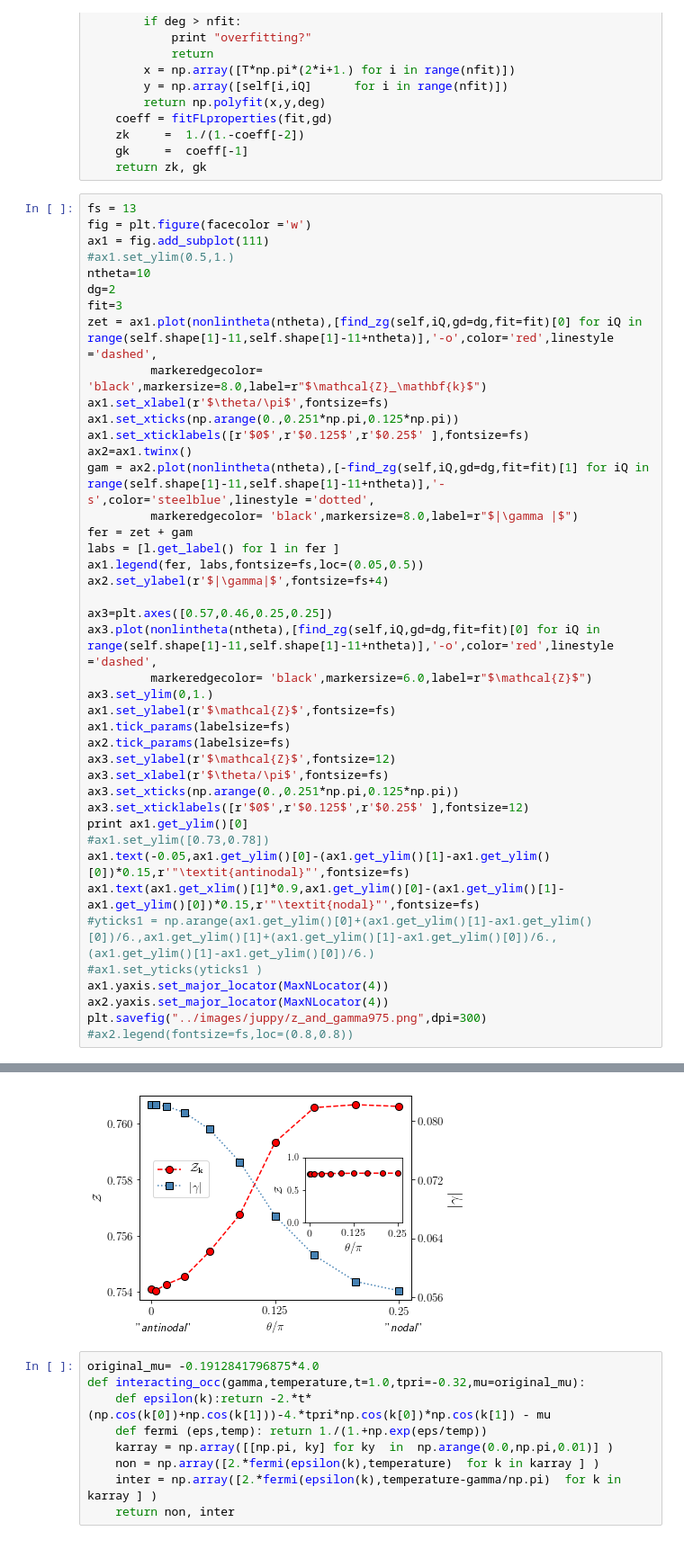
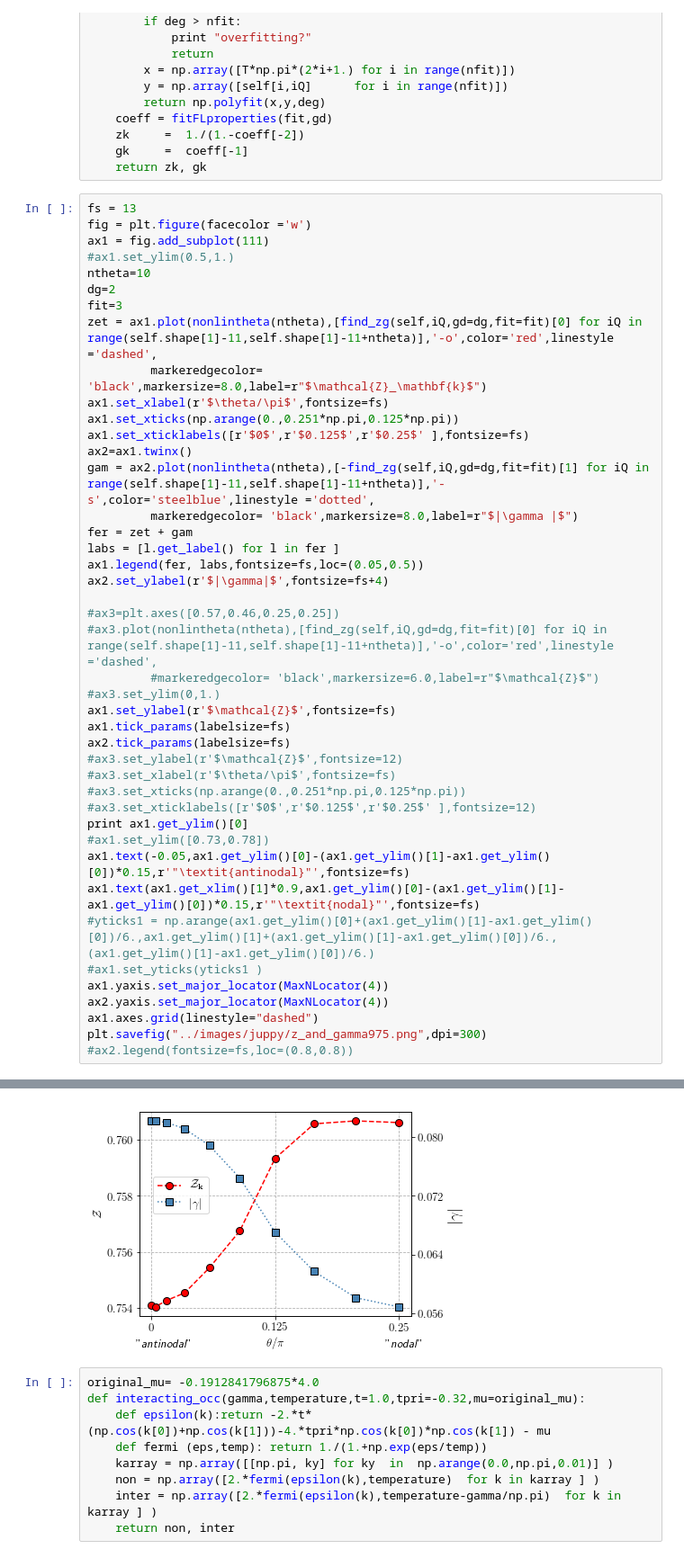
Before and after one commit to Ciro-Taranto/fRG_paper, a Jupyter notebook: scripts/zandgamma0975.ipynb, the cells around one changed output, grey strips where cells are left out. Shown at 90% size. Drawn from its saved outputs; the diff is of its cells as text.

```diff
--- a/scripts/zandgamma0975.ipynb
+++ b/scripts/zandgamma0975.ipynb
@@ -44,42 +44,43 @@ ntheta=10
 dg=2
 fit=3
 zet = ax1.plot(nonlintheta(ntheta),[find_zg(self,iQ,gd=dg,fit=fit)[0] for iQ in range(self.shape[1]-11,self.shape[1]-11+ntheta)],'-o',color='red',linestyle ='dashed',
          markeredgecolor= 'black',markersize=8.0,label=r"$\mathcal{Z}_\mathbf{k}$")
 ax1.set_xlabel(r'$\theta/\pi$',fontsize=fs)
 ax1.set_xticks(np.arange(0.,0.251*np.pi,0.125*np.pi))
 ax1.set_xticklabels([r'$0$',r'$0.125$',r'$0.25$' ],fontsize=fs)
 ax2=ax1.twinx()
 gam = ax2.plot(nonlintheta(ntheta),[-find_zg(self,iQ,gd=dg,fit=fit)[1] for iQ in range(self.shape[1]-11,self.shape[1]-11+ntheta)],'-s',color='steelblue',linestyle ='dotted',
          markeredgecolor= 'black',markersize=8.0,label=r"$|\gamma |$")
 fer = zet + gam
 labs = [l.get_label() for l in fer ]
 ax1.legend(fer, labs,fontsize=fs,loc=(0.05,0.5))
 ax2.set_ylabel(r'$|\gamma|$',fontsize=fs+4)
 
-ax3=plt.axes([0.57,0.46,0.25,0.25])
-ax3.plot(nonlintheta(ntheta),[find_zg(self,iQ,gd=dg,fit=fit)[0] for iQ in range(self.shape[1]-11,self.shape[1]-11+ntheta)],'-o',color='red',linestyle ='dashed',
-         markeredgecolor= 'black',markersize=6.0,label=r"$\mathcal{Z}$")
-ax3.set_ylim(0,1.)
+#ax3=plt.axes([0.57,0.46,0.25,0.25])
+#ax3.plot(nonlintheta(ntheta),[find_zg(self,iQ,gd=dg,fit=fit)[0] for iQ in range(self.shape[1]-11,self.shape[1]-11+ntheta)],'-o',color='red',linestyle ='dashed',
+         #markeredgecolor= 'black',markersize=6.0,label=r"$\mathcal{Z}$")
+#ax3.set_ylim(0,1.)
 ax1.set_ylabel(r'$\mathcal{Z}$',fontsize=fs)
 ax1.tick_params(labelsize=fs)
 ax2.tick_params(labelsize=fs)
-ax3.set_ylabel(r'$\mathcal{Z}$',fontsize=12)
-ax3.set_xlabel(r'$\theta/\pi$',fontsize=fs)
-ax3.set_xticks(np.arange(0.,0.251*np.pi,0.125*np.pi))
-ax3.set_xticklabels([r'$0$',r'$0.125$',r'$0.25$' ],fontsize=12)
+#ax3.set_ylabel(r'$\mathcal{Z}$',fontsize=12)
+#ax3.set_xlabel(r'$\theta/\pi$',fontsize=fs)
+#ax3.set_xticks(np.arange(0.,0.251*np.pi,0.125*np.pi))
+#ax3.set_xticklabels([r'$0$',r'$0.125$',r'$0.25$' ],fontsize=12)
 print ax1.get_ylim()[0]
 #ax1.set_ylim([0.73,0.78])
 ax1.text(-0.05,ax1.get_ylim()[0]-(ax1.get_ylim()[1]-ax1.get_ylim()[0])*0.15,r'"\textit{antinodal}"',fontsize=fs)
 ax1.text(ax1.get_xlim()[1]*0.9,ax1.get_ylim()[0]-(ax1.get_ylim()[1]-ax1.get_ylim()[0])*0.15,r'"\textit{nodal}"',fontsize=fs)
 #yticks1 = np.arange(ax1.get_ylim()[0]+(ax1.get_ylim()[1]-ax1.get_ylim()[0])/6.,ax1.get_ylim()[1]+(ax1.get_ylim()[1]-ax1.get_ylim()[0])/6.,(ax1.get_ylim()[1]-ax1.get_ylim()[0])/6.)
 #ax1.set_yticks(yticks1 )
 ax1.yaxis.set_major_locator(MaxNLocator(4))
 ax2.yaxis.set_major_locator(MaxNLocator(4))
+ax1.axes.grid(linestyle="dashed")
 plt.savefig("../images/juppy/z_and_gamma975.png",dpi=300)
 #ax2.legend(fontsize=fs,loc=(0.8,0.8))
 # %% [output]
 0.753708642785
-[figure, old version]
+[figure, new version]
 # %%
 original_mu= -0.1912841796875*4.0
 def interacting_occ(gamma,temperature,t=1.0,tpri=-0.32,mu=original_mu):
```
Also changed, not shown: parts of 2 cells of this notebook, 53 other files.
